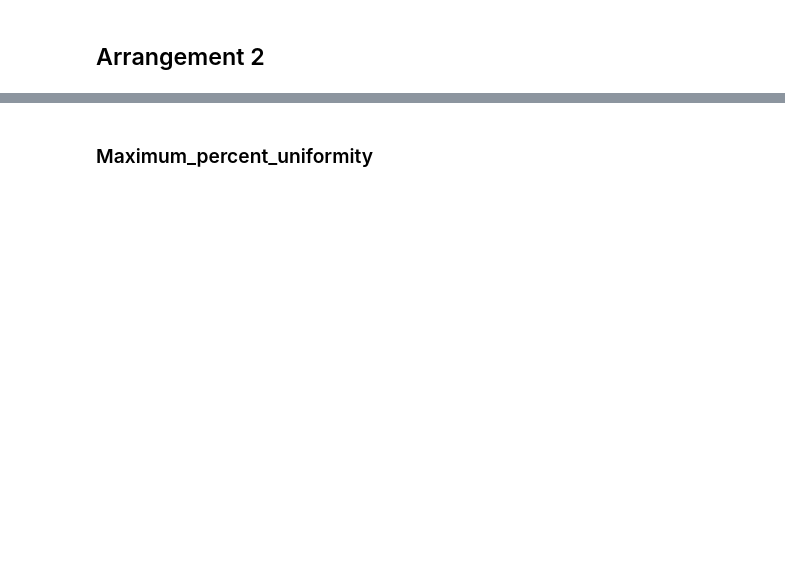
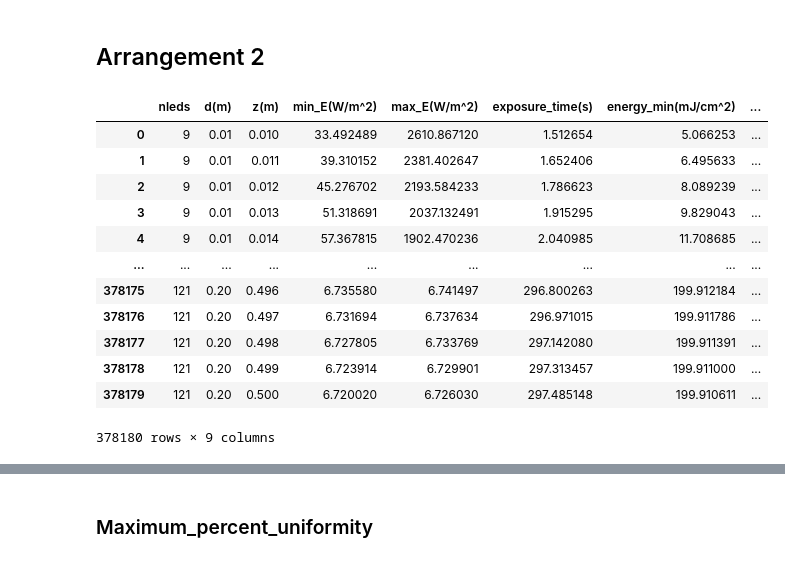
Before and after one commit to shubhranshsinghvi/Photolithography, a Jupyter notebook: Code/Ideal_UV_LED_model.ipynb, the cells around one changed output, grey strips where cells are left out. Saved outputs shown, nothing was run; the diff lists cells and outputs as text; code cells hidden in the pictures; blank space fills up the shorter version.

```diff
--- a/Code/Ideal_UV_LED_model.ipynb
+++ b/Code/Ideal_UV_LED_model.ipynb
@@ -196,4 +227,21 @@ for i in l:
 
 final_list=t
 # %%
+#df_2=pd.read_pickle("./df_2.pkl")
 df_2 = pd.DataFrame(final_list,columns=["nleds","d(m)","z(m)","min_E(W/m^2)","max_E(W/m^2)","exposure_time(s)","energy_min(mJ/cm^2)","energy_max(mJ^cm^2)","percent_uniformity"])
+# df_2.to_pickle("./df_2.pkl")
+df_2
+# %% [output]
+|  | nleds | d(m) | z(m) | min_E(W/m^2) | max_E(W/m^2) | exposure_time(s) | energy_min(mJ/cm^2) | ... |
+| 0 | 9 | 0.01 | 0.010 | 33.492489 | 2610.867120 | 1.512654 | 5.066253 | ... |
+| 1 | 9 | 0.01 | 0.011 | 39.310152 | 2381.402647 | 1.652406 | 6.495633 | ... |
+| 2 | 9 | 0.01 | 0.012 | 45.276702 | 2193.584233 | 1.786623 | 8.089239 | ... |
+| 3 | 9 | 0.01 | 0.013 | 51.318691 | 2037.132491 | 1.915295 | 9.829043 | ... |
+| 4 | 9 | 0.01 | 0.014 | 57.367815 | 1902.470236 | 2.040985 | 11.708685 | ... |
+| ... | ... | ... | ... | ... | ... | ... | ... | ... |
+| 378175 | 121 | 0.20 | 0.496 | 6.735580 | 6.741497 | 296.800263 | 199.912184 | ... |
+| 378176 | 121 | 0.20 | 0.497 | 6.731694 | 6.737634 | 296.971015 | 199.911786 | ... |
+| 378177 | 121 | 0.20 | 0.498 | 6.727805 | 6.733769 | 297.142080 | 199.911391 | ... |
+| 378178 | 121 | 0.20 | 0.499 | 6.723914 | 6.729901 | 297.313457 | 199.911000 | ... |
+| 378179 | 121 | 0.20 | 0.500 | 6.720020 | 6.726030 | 297.485148 | 199.910611 | ... |
+378180 rows × 9 columns
```
Also changed, not shown: parts of 22 cells of this notebook, 6 other files.
